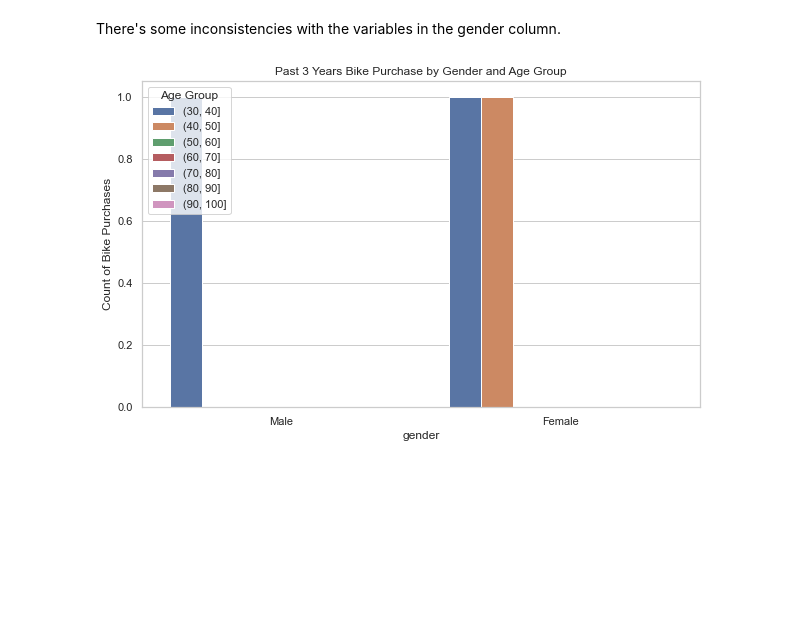
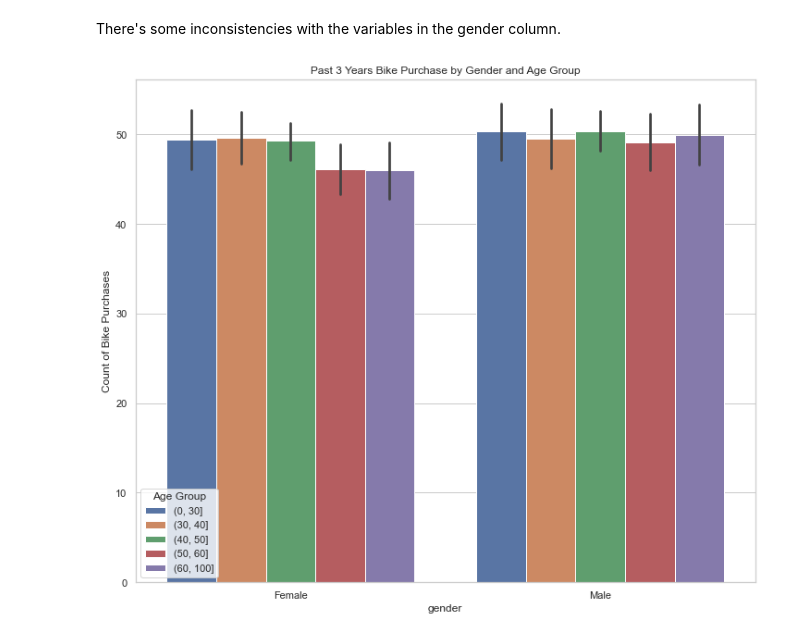
Before and after one commit to SueMungai/KPMG-virtual-internship-experience, a Jupyter notebook: task_2.ipynb, the cells around one changed output. Drawn from its saved outputs; the diff is of its cells as text; code cells hidden in the pictures; blank space fills up the shorter version.

```diff
--- a/task_2.ipynb
+++ b/task_2.ipynb
@@ -157,24 +157,24 @@ CustomerDemographic_df = CustomerDemographic_df.drop(CustomerDemographic_df[Cust
 # %%
 #Past 3 years bike-related purchases
 import seaborn as sns
 
 # Create a bar chart categorized by gender and age
 sns.set(style="whitegrid")
-plt.figure(figsize=(10, 6))
+plt.figure(figsize=(12, 10))
 
 # Group the data by gender and age, and count the bike purchases
-age_bins = [30, 40, 50, 60, 70, 80, 90, 100]
+age_bins = [0, 30, 40, 50, 60, 100]
 CustomerDemographic_df['Age Group'] = pd.cut(CustomerDemographic_df['Age'], bins=age_bins)
 
 # Create the bar chart
 sns.barplot(x='gender', y='past_3_years_bike_related_purchases', hue='Age Group', data=CustomerDemographic_df)
 
 # Customize the plot
 plt.xlabel('gender')
 plt.ylabel('Count of Bike Purchases')
 plt.title('Past 3 Years Bike Purchase by Gender and Age Group')
 
 # Show the plot
 plt.show()
 # %% [output]
-[figure, old version]
+[figure, new version]
```
Also changed, not shown: parts of 1 cell of this notebook.
